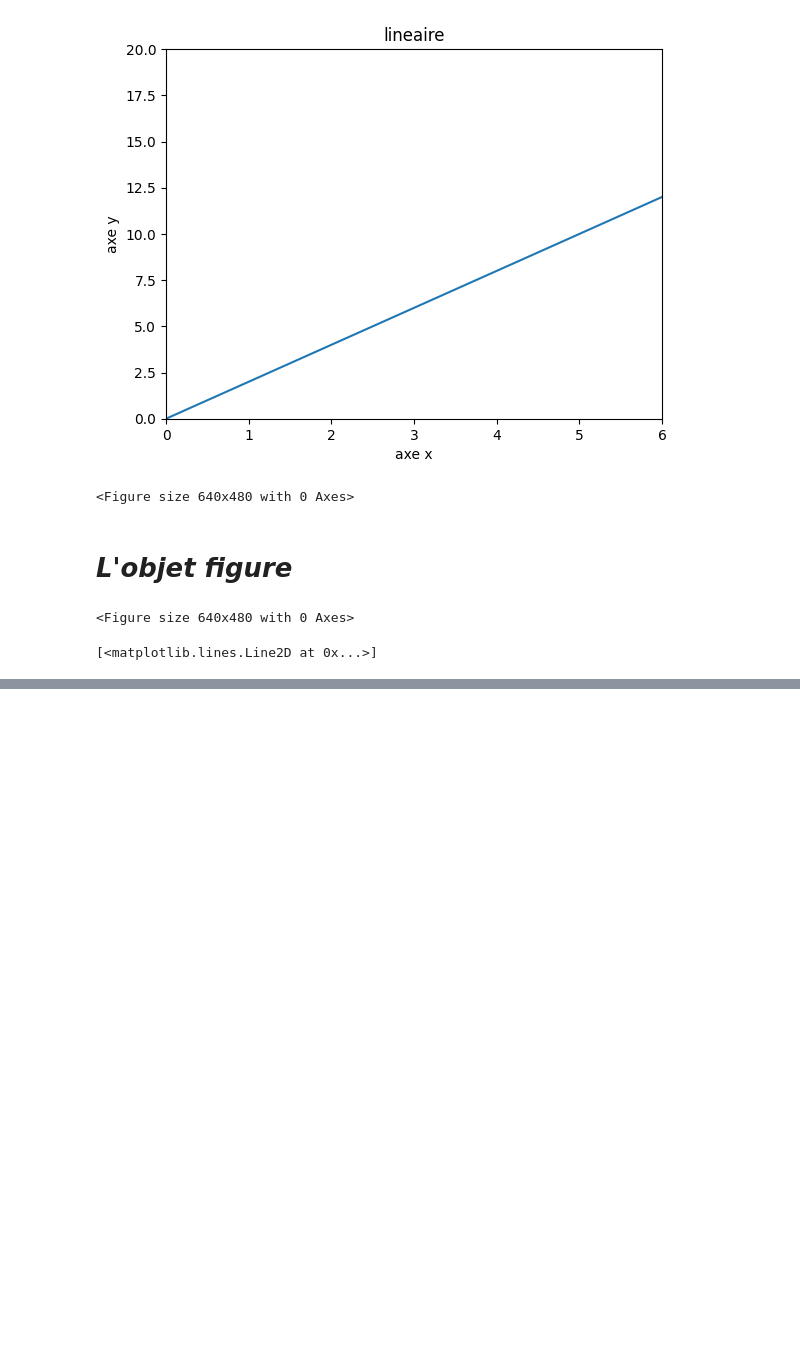
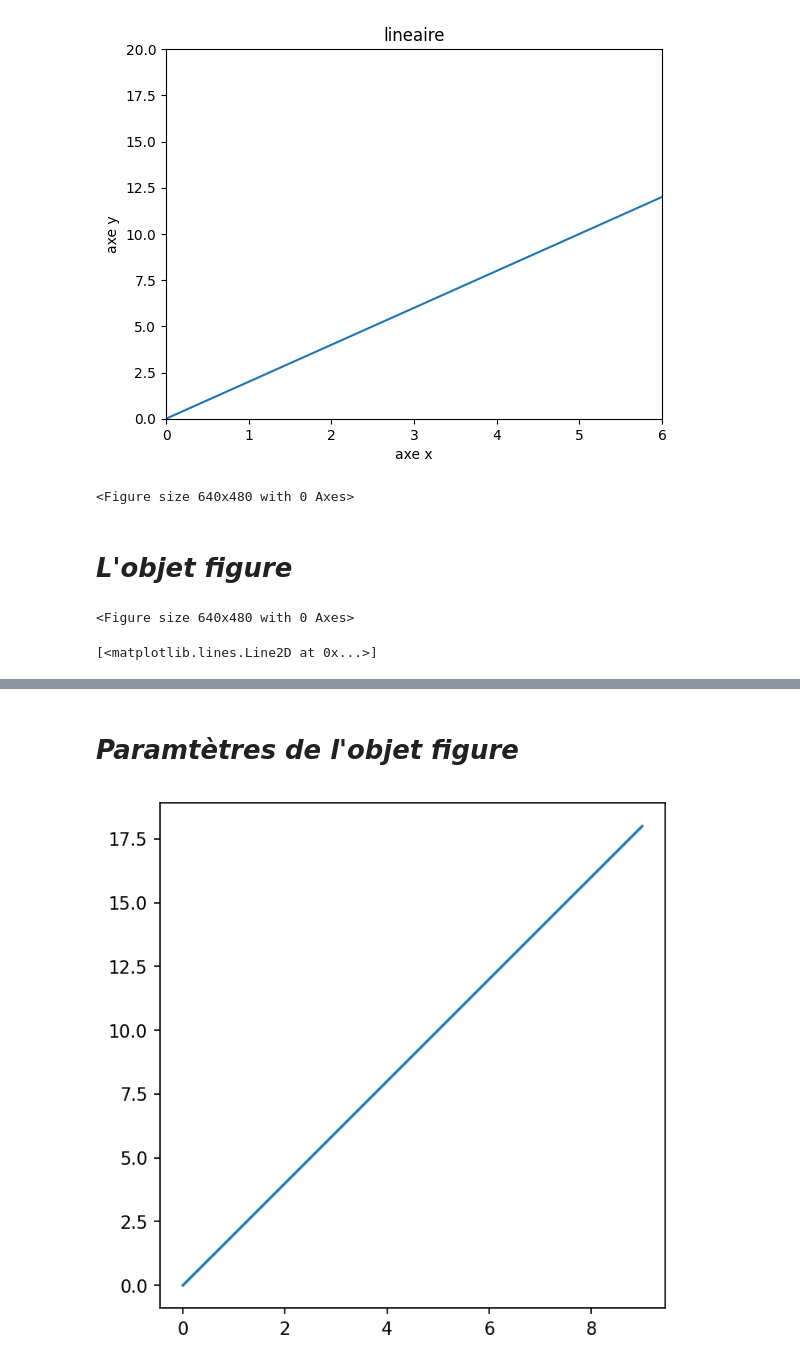
Before and after one commit to ibrahim10sy/learn-python, a Jupyter notebook: matplotlib.ipynb, the cells around one changed output, grey strips where cells are left out. Cells and saved outputs as stored; diff of their text form; code cells hidden in the pictures; blank space fills up the shorter version.

```diff
--- a/matplotlib.ipynb
+++ b/matplotlib.ipynb
@@ -37,0 +88,12 @@ axe.plot(x,y)
+# %% [markdown]
+# ***Paramtètres de l'objet figure***
+# %%
+fig  = plt.figure(figsize=(4,4), dpi=150)
+
+axe = fig.add_axes([0,0,1,1])
+axe.plot(x,y);
+
+# save
+fig.savefig('fig.jpg', bbox_inches='tight')
+# %% [output]
+[figure, added]
```
Also changed, not shown: parts of 8 cells of this notebook.
